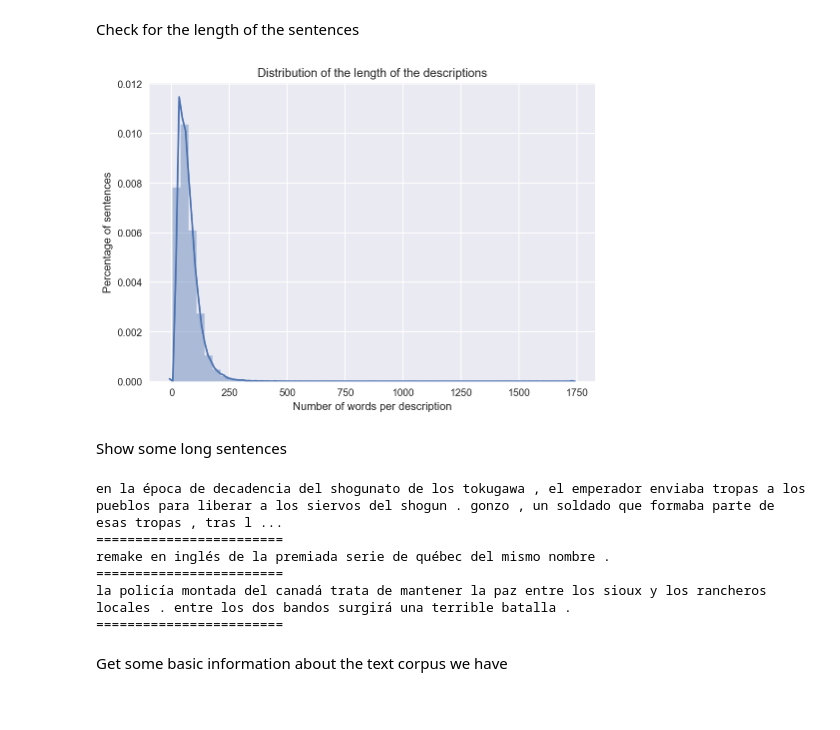
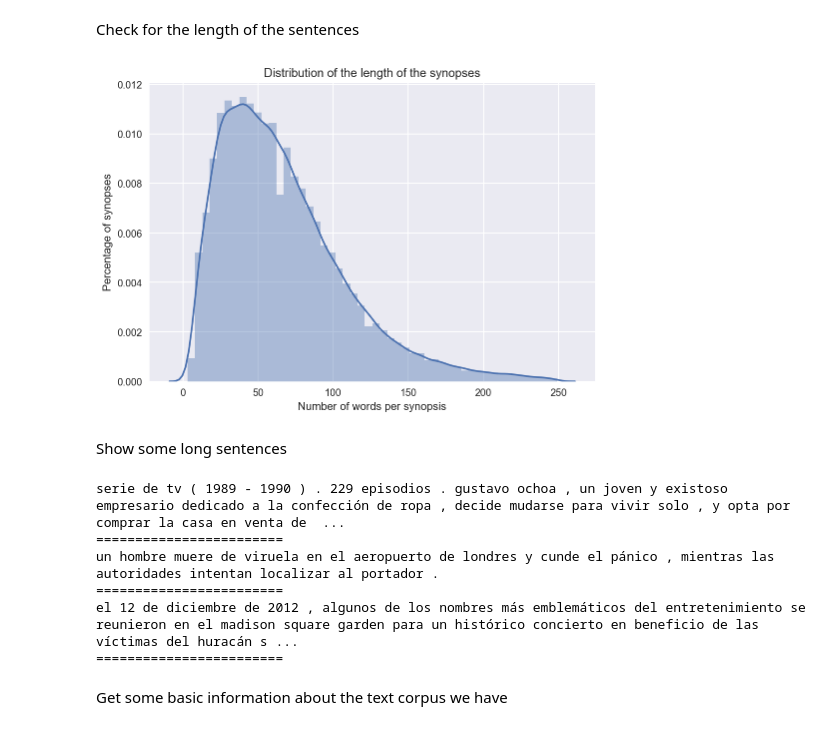
Before and after one commit to hipoglucido/films-synopsis-generator, a Jupyter notebook: notebooks/data_analysis.ipynb, the cells around one changed output. Drawn from its saved outputs; the diff is of its cells as text; code cells hidden in the pictures.

```diff
--- a/notebooks/data_analysis.ipynb
+++ b/notebooks/data_analysis.ipynb
@@ -67,27 +67,27 @@ Check for the length of the sentences
 # %%
 
 spl_by_word = [txt.split() for txt in caps]
 
-lengths = [len(entry) for entry in spl_by_word]
+lengths = [len(entry) for entry in spl_by_word if len(entry)<250]
 
 
 # Graph option 1
 x = np.array(lengths)
 sns.set(color_codes=True)
 plot = sns.distplot(x);
-plot.set(xlabel='Number of words per description', ylabel='Percentage of sentences', title="Distribution of the length of the descriptions")
+plot.set(xlabel='Number of words per synopsis', ylabel='Percentage of synopses', title="Distribution of the length of the synopses")
 plt.show()
 
 # Graph option 2
 # num_bins = range(1, 1000)
 #plt.hist(x,  bins=num_bins, rwidth=2)
 #plt.title("Distribution of the length of the descriptions")
 #plt.xlabel("Number of words")
 #plt.ylabel("Number of descriptions")
 #plt.xlim(0,1000)
 #plt.show()
 # %% [output]
-[figure, old version]
+[figure, new version]
 # %% [markdown]
 Show some long sentences
 # %%
@@ -99,11 +99,11 @@ for i, value in enumerate(x):
     if count >= 3:
         break
 # %% [output]
-en la época de decadencia del shogunato de los tokugawa , el emperador enviaba tropas a los pueblos para liberar a los siervos del shogun . gonzo , un soldado que formaba parte de esas tropas , tras l ...
+serie de tv ( 1989 - 1990 ) . 229 episodios . gustavo ochoa , un joven y existoso empresario dedicado a la confección de ropa , decide mudarse para vivir solo , y opta por comprar la casa en venta de  ...
 ========================
-remake en inglés de la premiada serie de québec del mismo nombre .
+un hombre muere de viruela en el aeropuerto de londres y cunde el pánico , mientras las autoridades intentan localizar al portador .
 ========================
-la policía montada del canadá trata de mantener la paz entre los sioux y los rancheros locales . entre los dos bandos surgirá una terrible batalla .
+el 12 de diciembre de 2012 , algunos de los nombres más emblemáticos del entretenimiento se reunieron en el madison square garden para un histórico concierto en beneficio de las víctimas del huracán s ...
 ========================
 # %% [markdown]
 Get some basic information about the text corpus we have
```
Also changed, not shown: parts of 5 cells of this notebook.
